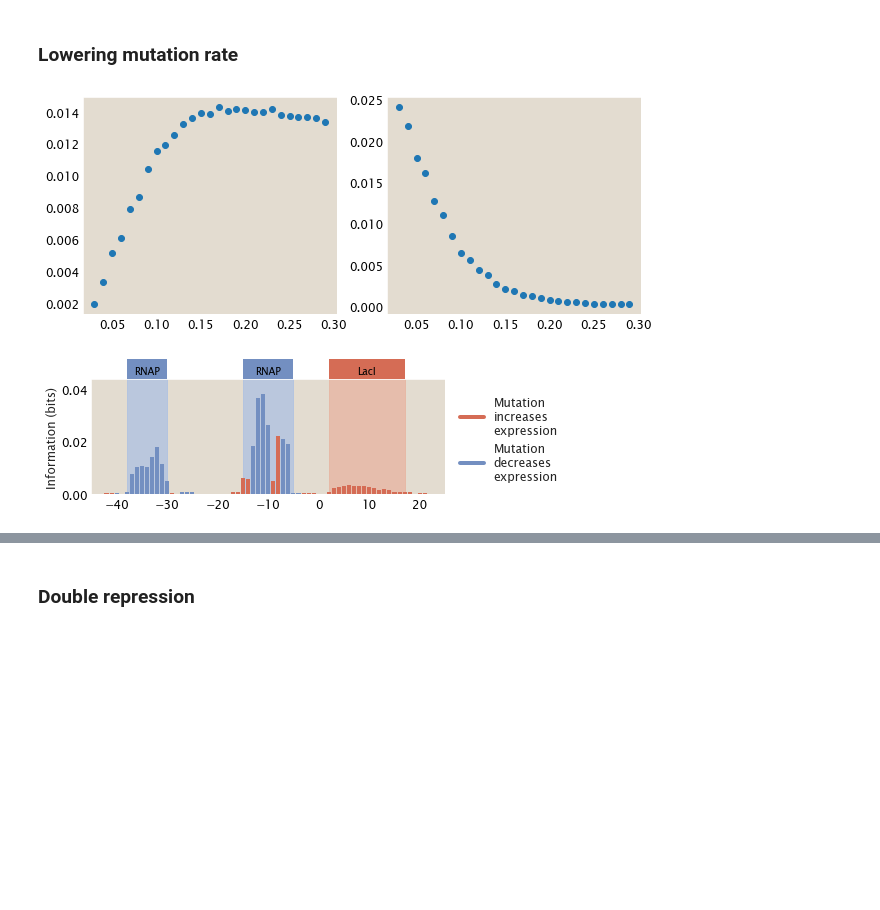
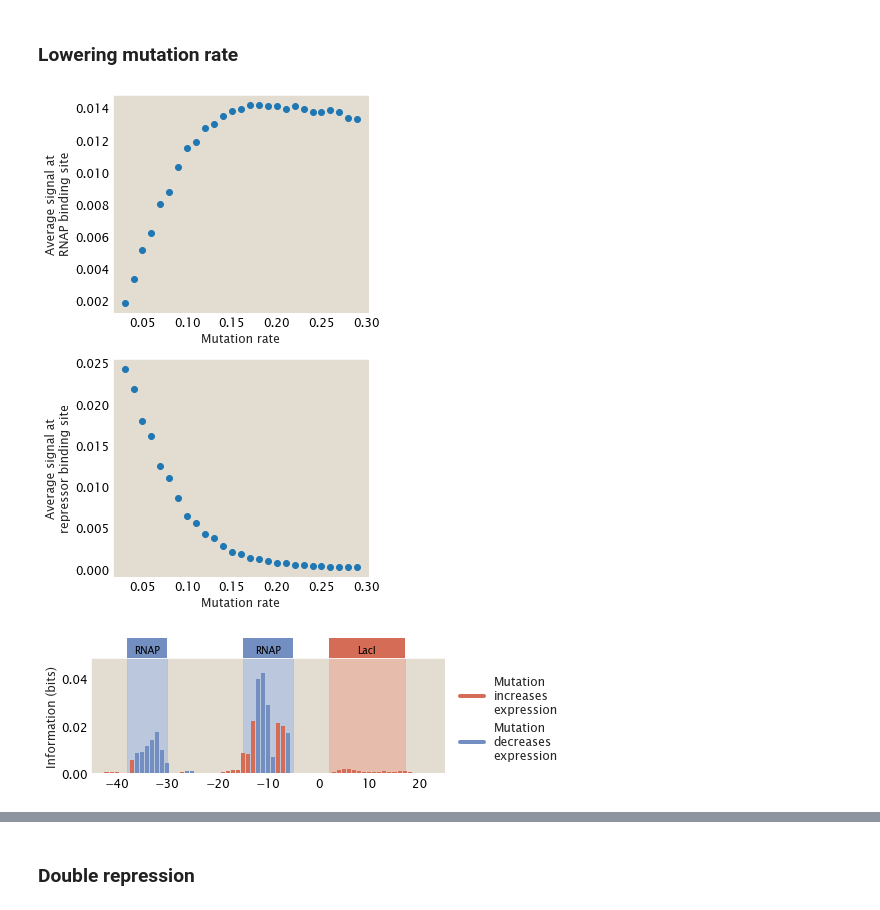
Before and after one commit to RPGroup-PBoC/theoretical_regseq, a Jupyter notebook: notebooks/experimental/mutation_rate.ipynb, the cells around one changed output, grey strips where cells are left out. Drawn from its saved outputs; the diff is of its cells as text; code cells hidden in the pictures; blank space fills up the shorter version.

```diff
--- a/notebooks/experimental/mutation_rate.ipynb
+++ b/notebooks/experimental/mutation_rate.ipynb
@@ -73,17 +73,24 @@ for mr in mutrate:
     signal_rnap.append(np.mean(rnap))
     signal_rep.append(np.mean(rep))
 # %%
-fig, axes = plt.subplots(1, 2, figsize=(10, 4))
+fig, axes = plt.subplots(2, 1, figsize=(5, 7.5))
 ax1, ax2 = axes
 ax1.scatter(mutrate, signal_rnap)
+ax1.set_xlabel('Mutation rate')
+ax1.set_ylabel('Average signal at\nRNAP binding site')
+
 ax2.scatter(mutrate, signal_rep)
-plt.show()
+ax2.set_xlabel('Mutation rate')
+ax2.set_ylabel('Average signal at\nrepressor binding site')
+
+plt.tight_layout()
+plt.savefig('../../figs/mutationrate.png', dpi=300)
 # %% [output]
-[figure, old version]
+[figure, new version]
 # %%
 df = tregs.simulate.sim(promoter, tregs.simulate.simrep_pbound, [rnap_site, rep_site],
                         *[n_NS, n_p, n_r, rnap_emat, rep_emat, ep_wt, er_wt],
-                        mutrate=0.15)
+                        mutrate=0.2)
 
 region_params = [(-38, -30, 'P', 'RNAP'), (-15, -5, 'P', 'RNAP'), (2, 17, 'R', 'LacI')]
 tregs.footprint.plot_footprint(promoter, df, region_params,
@@ -91,4 +98,4 @@ tregs.footprint.plot_footprint(promoter, df, region_params,
                                outfile='../../figs/mutationrate15.png',
                                legend_xcoord=1.35)
 # %% [output]
-[figure, old version]
+[figure, new version]
```
Also changed, not shown: parts of 9 cells of this notebook, 25 other files.
